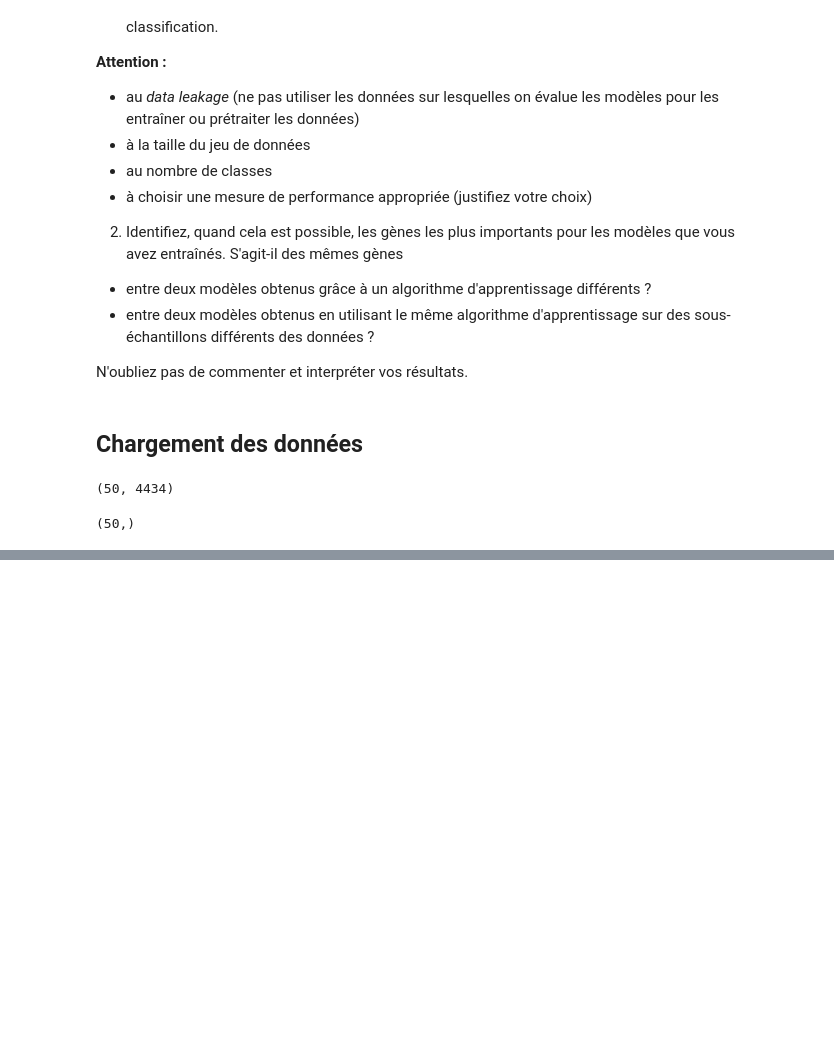
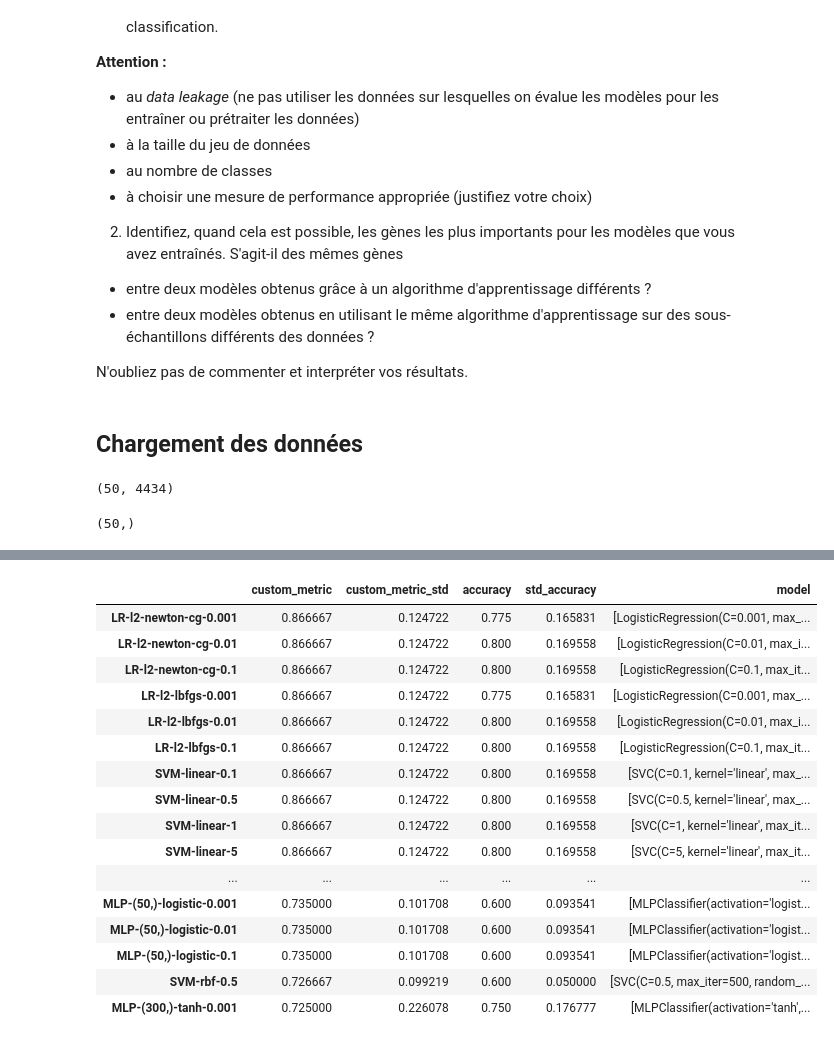
Before and after one commit to Giovani-Merlin/ml_mines_2021_TumeursGliales, a Jupyter notebook: TumeursGliales.ipynb, the cells around one changed output, grey strips where cells are left out. Drawn from its saved outputs; the diff is of its cells as text; code cells hidden in the pictures; blank space fills up the shorter version.

Commit message:
Finishes optimizing models

```diff
--- a/TumeursGliales.ipynb
+++ b/TumeursGliales.ipynb
@@ -142,0 +143,10 @@ Regarder les coeff = 0 dans LR et SVM... Aprés, pour les sous echantillonage c'
+# %%
+filtered_results_dict = {}
+for name,result in results.items():
+    if result['custom_metric'] > 0.7:
+        filtered_results_dict[name] = {"custom_metric":result['custom_metric'],"custom_metric_std":result['custom_metric_std'],"accuracy":result['accuracy'],"std_accuracy":result['std_accuracy'],"model":result['models']}
+# %%
+import pandas as pd
+df_models = pd.DataFrame.from_dict(filtered_results_dict,orient='index')
+df_models
+df_models.sort_values(by=['custom_metric',"custom_metric_std"],ascending=[False,True],inplace=True)
@@ -142,0 +155,20 @@ Regarder les coeff = 0 dans LR et SVM... Aprés, pour les sous echantillonage c'
+# %%
+df_models[:50]
+# %% [output]
+|  | custom_metric | custom_metric_std | accuracy | std_accuracy | model |
+| LR-l2-newton-cg-0.001 | 0.866667 | 0.124722 | 0.775 | 0.165831 | [LogisticRegression(C=0.001, max_... |
+| LR-l2-newton-cg-0.01 | 0.866667 | 0.124722 | 0.800 | 0.169558 | [LogisticRegression(C=0.01, max_i... |
+| LR-l2-newton-cg-0.1 | 0.866667 | 0.124722 | 0.800 | 0.169558 | [LogisticRegression(C=0.1, max_it... |
+| LR-l2-lbfgs-0.001 | 0.866667 | 0.124722 | 0.775 | 0.165831 | [LogisticRegression(C=0.001, max_... |
+| LR-l2-lbfgs-0.01 | 0.866667 | 0.124722 | 0.800 | 0.169558 | [LogisticRegression(C=0.01, max_i... |
+| LR-l2-lbfgs-0.1 | 0.866667 | 0.124722 | 0.800 | 0.169558 | [LogisticRegression(C=0.1, max_it... |
+| SVM-linear-0.1 | 0.866667 | 0.124722 | 0.800 | 0.169558 | [SVC(C=0.1, kernel='linear', max_... |
+| SVM-linear-0.5 | 0.866667 | 0.124722 | 0.800 | 0.169558 | [SVC(C=0.5, kernel='linear', max_... |
+| SVM-linear-1 | 0.866667 | 0.124722 | 0.800 | 0.169558 | [SVC(C=1, kernel='linear', max_it... |
+| SVM-linear-5 | 0.866667 | 0.124722 | 0.800 | 0.169558 | [SVC(C=5, kernel='linear', max_it... |
+| ... | ... | ... | ... | ... | ... |
+| MLP-(50,)-logistic-0.001 | 0.735000 | 0.101708 | 0.600 | 0.093541 | [MLPClassifier(activation='logist... |
+| MLP-(50,)-logistic-0.01 | 0.735000 | 0.101708 | 0.600 | 0.093541 | [MLPClassifier(activation='logist... |
+| MLP-(50,)-logistic-0.1 | 0.735000 | 0.101708 | 0.600 | 0.093541 | [MLPClassifier(activation='logist... |
+| SVM-rbf-0.5 | 0.726667 | 0.099219 | 0.600 | 0.050000 | [SVC(C=0.5, max_iter=500, random_... |
+| MLP-(300,)-tanh-0.001 | 0.725000 | 0.226078 | 0.750 | 0.176777 | [MLPClassifier(activation='tanh',... |
```
Also changed, not shown: parts of 8 cells of this notebook.
